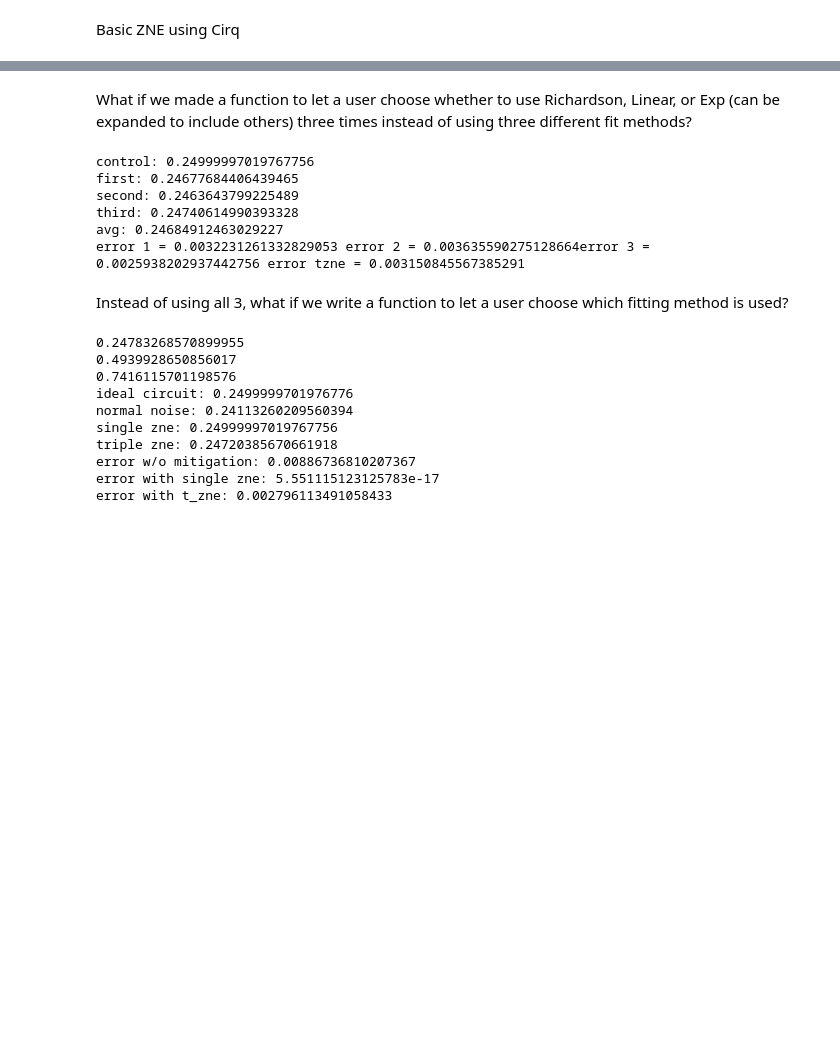
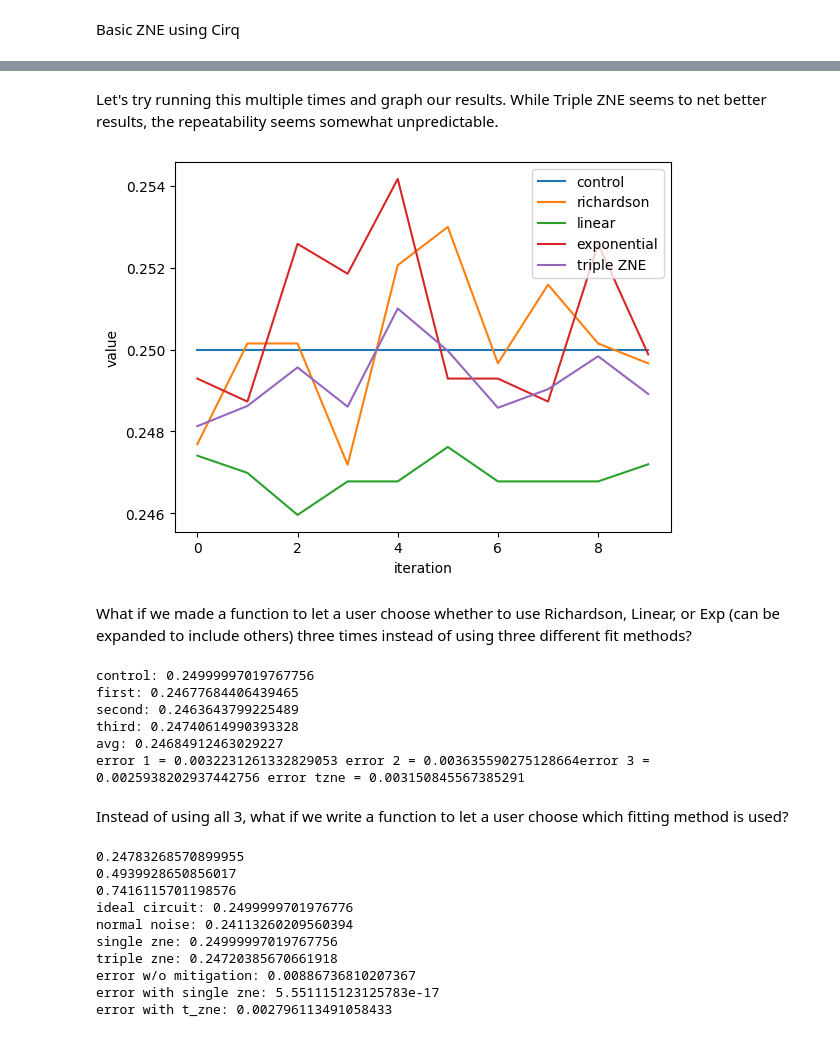
Before and after one commit to MChang360686/QRISE2024, a Jupyter notebook: test.ipynb, the cells around one changed output, grey strips where cells are left out. Saved outputs shown, nothing was run; the diff lists cells and outputs as text; code cells hidden in the pictures; blank space fills up the shorter version.

Commit message:
graph TZNE results

```diff
--- a/test.ipynb
+++ b/test.ipynb
@@ -99,3 +97,64 @@ import matplotlib as plt
+# %% [markdown]
+Let's try running this multiple times and graph our results.  While Triple ZNE seems to net better results, the repeatability seems somewhat unpredictable.
+# %%
+import matplotlib.pyplot as plt
+import mitiq
+from mitiq.zne.inference import RichardsonFactory, LinearFactory, ExpFactory
+import cirq
+import warnings
+
+warnings.filterwarnings('ignore')
+frontend="cirq"
+
+
+x = []
+control_y = []
+richardson_y = []
+linear_y = []
+exp_y = []
+t_zne_y = []
+
+for i in range(0, 10):
+    try:
+        factory = LinearFactory([1, 4, 7])
+        factory.run(circuit, execute_no_noise)
+        control = factory.reduce()
+        control_y.append(control)
+
+        f2 = RichardsonFactory([1, 4, 7])
+        f2.run(circuit, execute)
+        first = f2.reduce()
+        richardson_y.append(first)
+
+        f3 = LinearFactory([1, 4, 7])
+        f3.run(circuit, execute)
+        second = f3.reduce()
+        linear_y.append(second)
+
+        f4 = ExpFactory([1, 4, 7])
+        f4.run(circuit, execute)
+        third = f4.reduce()
+        exp_y.append(third)
+
+        triple_zne = (first + second + third) / 3
+        t_zne_y.append(triple_zne)
+
+        x.append(i)
+    except:
+        continue
+
+
+plt.plot(x, control_y, label="control")
+plt.plot(x, richardson_y, label='richardson')
+plt.plot(x, linear_y, label='linear')
+plt.plot(x, exp_y, label='exponential')
+plt.plot(x, t_zne_y, label='triple ZNE')
+plt.xlabel("iteration")
+plt.ylabel("value")
+plt.legend()
+plt.show()
+# %% [output]
+[figure, added]
 # %% [markdown]
 What if we made a function to let a user choose whether to use Richardson, Linear, or Exp (can be expanded to include others) three times instead of using three different fit methods?
 # %%
```
Also changed, not shown: parts of 3 cells of this notebook.
